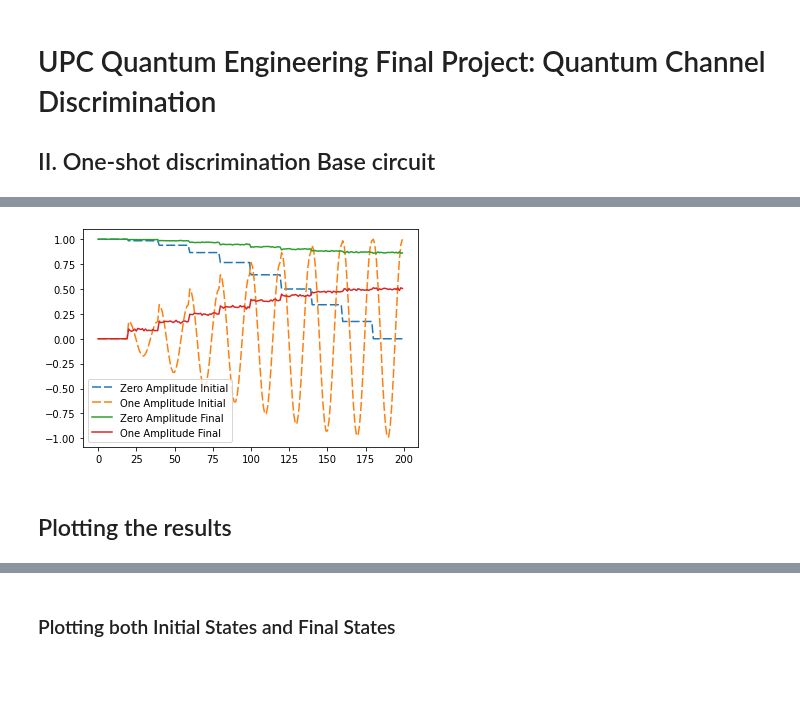
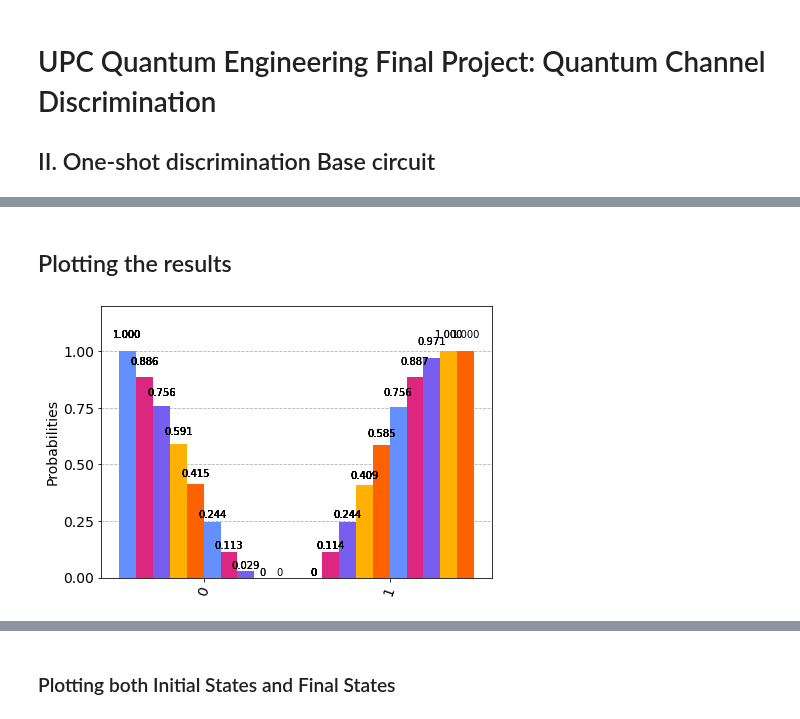
Before and after one commit to iamtxena/quantum-channel-discrimination, a Jupyter notebook: src/qcdBase.ipynb, the cells around one changed output, grey strips where cells are left out. Saved outputs shown, nothing was run; the diff lists cells and outputs as text; code cells hidden in the pictures; blank space fills up the shorter version.

```diff
--- a/src/qcdBase.ipynb
+++ b/src/qcdBase.ipynb
@@ -13,0 +19,36 @@ import math
+# %%
+def prepareInitialStates(inAnglesTheta, inAnglesPhase):
+    """ Prepare initial states to pass through the circuit """
+    # As we have to provide the state values to initialize the qreg[0] we have to do a conversion
+    # from angles in the sphere to statevector amplitudes. These statevectors will be the combination of
+    # Zero_Amplitude*|0> plus One_Amplitude*|1>
+    initialStatesZeroAmplitude = []
+    initialStatesOneAmplitude = []
+
+    for theta in inAnglesTheta:
+        for phase in inAnglesPhase:
+            initialStatesZeroAmplitude.append(math.cos(theta/2))
+            initialStatesOneAmplitude.append(math.sin(theta/2)*e**(1j*phase))
+    # List of Initial States
+            # print("State ", indexTheta*P+indexPhase," =", initialStatesZeroAmplitude[indexTheta*P+indexPhase],"*|0> + ", initialStatesOneAmplitude     [indexTheta*P   +indexPhase], "*|1>")
+    return {
+        "zeroAmplitude": initialStatesZeroAmplitude,
+        "oneAmplitude": initialStatesOneAmplitude,
+    }
+# %%
+def convertCountsToFinalState(inCounts):
+    """ Convert the results of a simulation to a final state: aplha*|0> + beta*|1> """
+    countsZero = 0
+    countsOne = 0
+
+    if "0" in inCounts:
+        countsZero = inCounts["0"]
+    if "1" in inCounts:
+        countsOne = inCounts["1"]
+
+    totalCycles = countsZero + countsOne
+
+    return {
+        "zeroAmplitude": np.sqrt(countsZero/totalCycles),
+        "oneAmplitude": np.sqrt(countsOne/totalCycles),
+    }
@@ -111,13 +143,0 @@ plot_histogram([totalCounts[0], totalCounts[int((len(totalCounts)/10)*2)], total
-# %%
-fig, ax = plt.subplots()
-
-line1, = ax.plot(initialStatesZeroAmplitude, dashes=[6, 2], label='Zero Amplitude Initial')
-line2, = ax.plot(initialStatesOneAmplitude, dashes=[6, 2], label='One Amplitude Initial')
-
-line3, = ax.plot(finalStatesZeroAmplitude, label='Zero Amplitude Final')
-line4, = ax.plot(finalStatesOneAmplitude, label='One Amplitude Final')
-
-ax.legend()
-plt.show()
-# %% [output]
-[figure, removed]
@@ -150,0 +154,7 @@ def draw_cube(axes):
+# %%
+# set the counts execution to print
+indexCountsToPrint = 0
+
+plot_histogram([totalCounts[indexCountsToPrint][0], totalCounts[indexCountsToPrint][int((len(totalCounts[indexCountsToPrint])/10)*2)], totalCounts[indexCountsToPrint][int((len(totalCounts[indexCountsToPrint])/10)*3)], totalCounts[indexCountsToPrint][int((len(totalCounts[indexCountsToPrint])/10)*4)], totalCounts[indexCountsToPrint][int((len(totalCounts[indexCountsToPrint])/10)*5)], totalCounts[indexCountsToPrint][int((len(totalCounts[indexCountsToPrint])/10)*6)],totalCounts[indexCountsToPrint][int((len(totalCounts[indexCountsToPrint])/10)*7)], totalCounts[indexCountsToPrint][int((len(totalCounts[indexCountsToPrint])/10)*8)], totalCounts[indexCountsToPrint][int((len(totalCounts[indexCountsToPrint])/10)*9)], totalCounts[indexCountsToPrint][(int((len(totalCounts[indexCountsToPrint])/10)*10))-1]])
+# %% [output]
+[figure, added]
```
Also changed, not shown: parts of 15 cells of this notebook.
